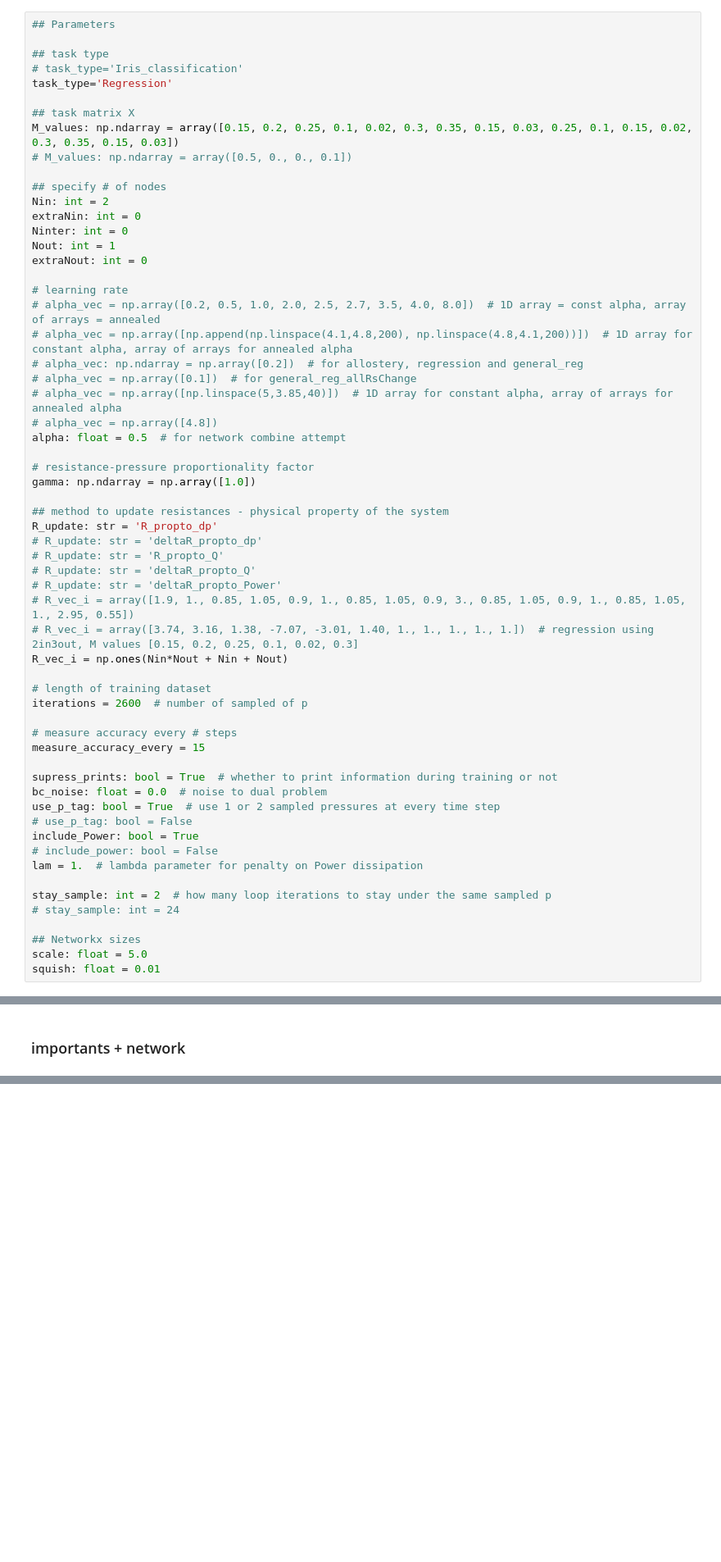
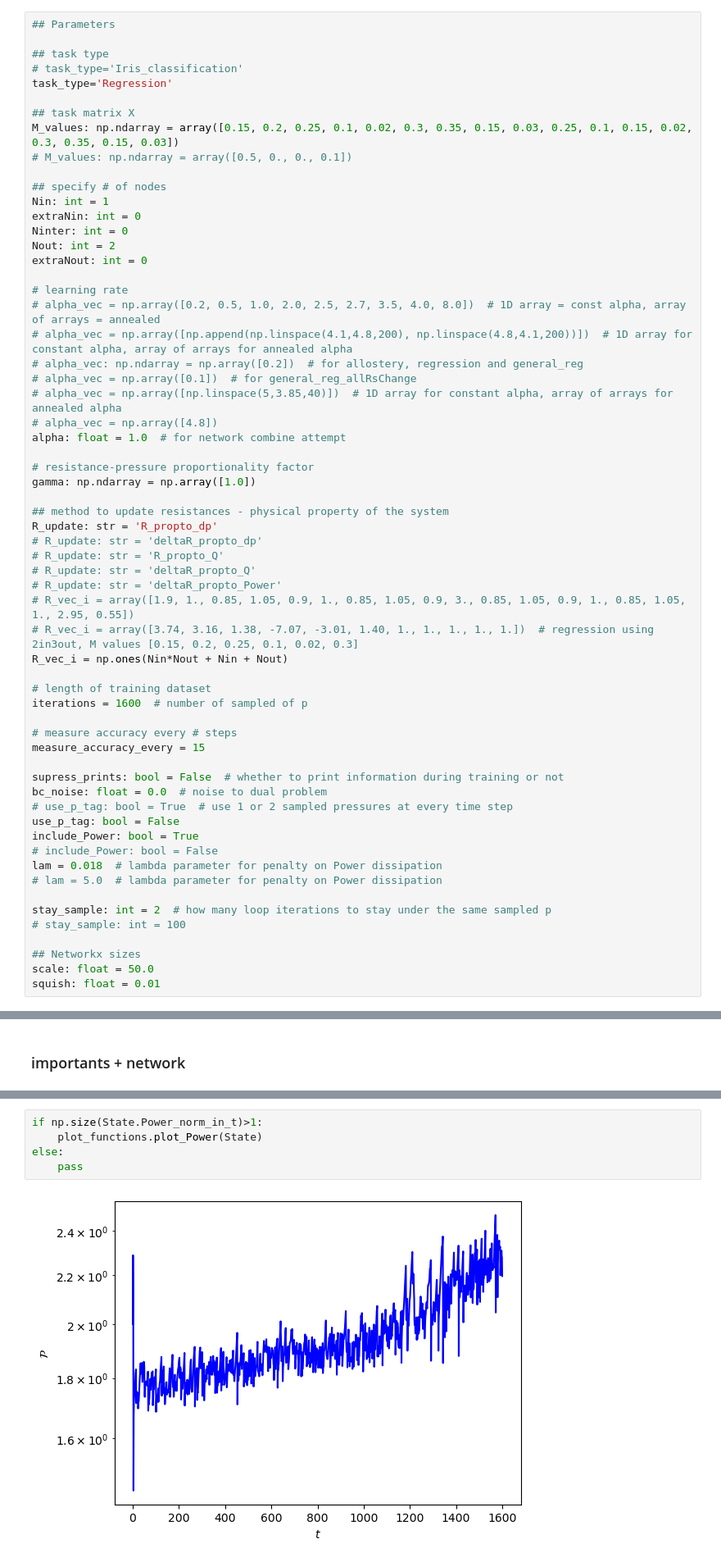
Before and after one commit to RoieEzraty/Network_combine, a Jupyter notebook: Network_main.ipynb, the cells around one changed output, grey strips where cells are left out. Shown at 82% size. Saved outputs shown, nothing was run; the diff lists cells and outputs as text; blank space fills up the shorter version.

Commit message:
corrected bug in scheme and added plots of power in t

```diff
--- a/Network_main.ipynb
+++ b/Network_main.ipynb
@@ -32,10 +34,10 @@ M_values: np.ndarray = array([0.15, 0.2, 0.25, 0.1, 0.02, 0.3, 0.35, 0.15, 0.03,
 # M_values: np.ndarray = array([0.5, 0., 0., 0.1])
 
 ## specify # of nodes
-Nin: int = 2
+Nin: int = 1
 extraNin: int = 0
 Ninter: int = 0
-Nout: int = 1
+Nout: int = 2
 extraNout: int = 0
 
 # learning rate
@@ -45,7 +47,7 @@ extraNout: int = 0
 # alpha_vec = np.array([0.1])  # for general_reg_allRsChange
 # alpha_vec = np.array([np.linspace(5,3.85,40)])  # 1D array for constant alpha, array of arrays for annealed alpha
 # alpha_vec = np.array([4.8])
-alpha: float = 0.5  # for network combine attempt
+alpha: float = 1.0  # for network combine attempt
 
 # resistance-pressure proportionality factor
 gamma: np.ndarray = np.array([1.0])
@@ -61,24 +63,25 @@ R_update: str = 'R_propto_dp'
 R_vec_i = np.ones(Nin*Nout + Nin + Nout)
 
 # length of training dataset
-iterations = 2600  # number of sampled of p
+iterations = 1600  # number of sampled of p
 
 # measure accuracy every # steps
 measure_accuracy_every = 15
 
-supress_prints: bool = True  # whether to print information during training or not
+supress_prints: bool = False  # whether to print information during training or not
 bc_noise: float = 0.0  # noise to dual problem
-use_p_tag: bool = True  # use 1 or 2 sampled pressures at every time step
-# use_p_tag: bool = False
+# use_p_tag: bool = True  # use 1 or 2 sampled pressures at every time step
+use_p_tag: bool = False
 include_Power: bool = True
-# include_power: bool = False
-lam = 1.  # lambda parameter for penalty on Power dissipation
+# include_Power: bool = False
+lam = 0.018  # lambda parameter for penalty on Power dissipation
+# lam = 5.0  # lambda parameter for penalty on Power dissipation
 
 stay_sample: int = 2  # how many loop iterations to stay under the same sampled p
-# stay_sample: int = 24
+# stay_sample: int = 100
 
 ## Networkx sizes
-scale: float = 5.0
+scale: float = 50.0
 squish: float = 0.01
 # %%
 ## User Variables - Keep those since not in use Sep2024
@@ -261,2 +313,9 @@ else:
+# %%
+if np.size(State.Power_norm_in_t)>1:
+    plot_functions.plot_Power(State)
+else:
+    pass
+# %% [output]
+[figure, added]
 # %% [markdown]
 ### accuracy
```
Also changed, not shown: parts of 42 cells of this notebook, 3 other files.
